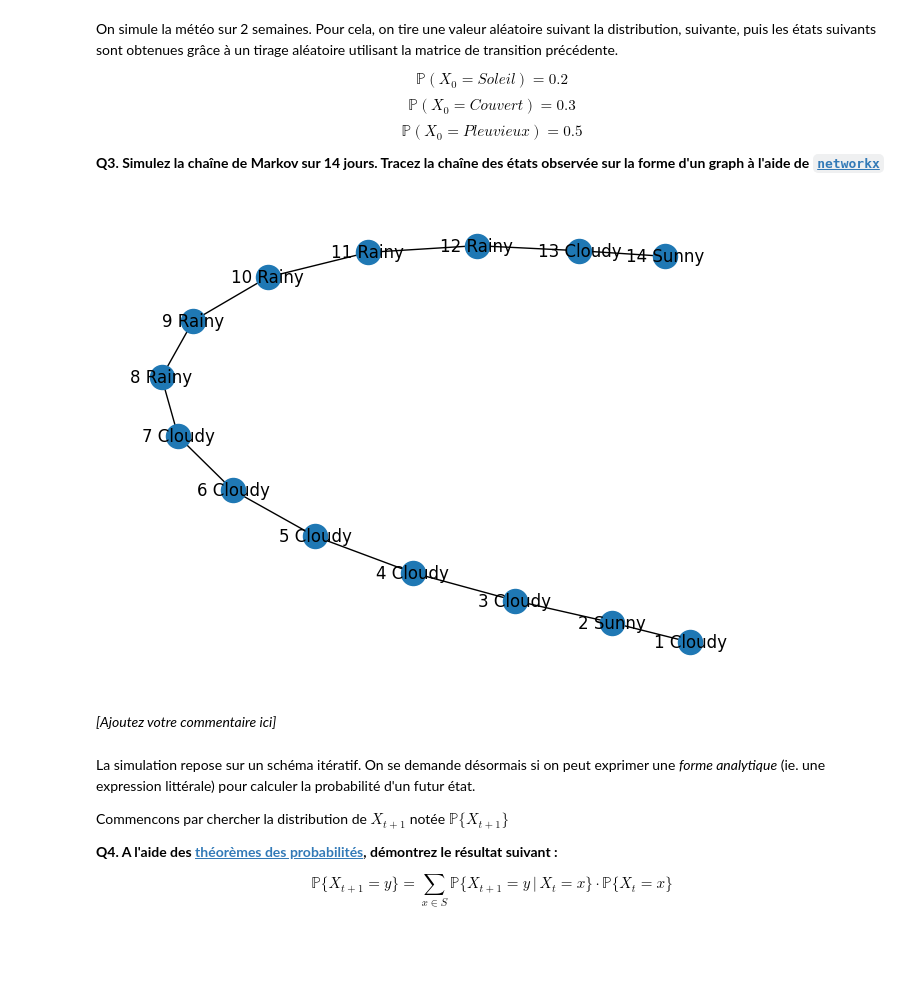
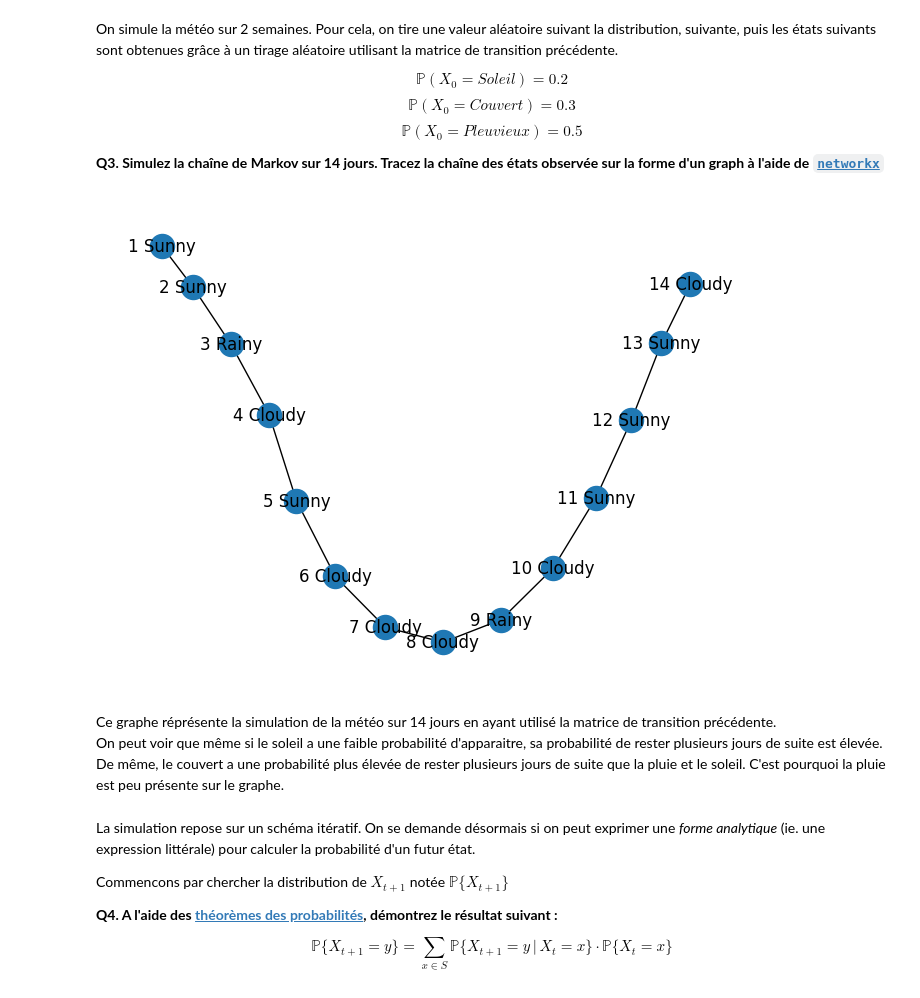
Before and after one commit to SCIA-Premium/RELE, a Jupyter notebook: tp2/TP2 Dynamic Programming.ipynb, the cells around one changed output. Drawn from its saved outputs; the diff is of its cells as text; code cells hidden in the pictures; blank space fills up the shorter version.

```diff
--- a/tp2/TP2 Dynamic Programming.ipynb
+++ b/tp2/TP2 Dynamic Programming.ipynb
@@ -92,41 +96,42 @@ $$\mathbb{P}(X_0 = Pleuvieux) = 0.5$$
 import random
 import numpy as np
 
 weather = ["Sunny", "Cloudy", "Rainy"]
 probas = [ 0.2, 0.3, 0.5 ]
 
-
 choice = random.choice(probas)
 index = probas.index(choice)
-state = [ 0. if i != index else 1. for i in range(3)]
+state = [ 0. if i != index else 1. for i in range(len(weather))]
 
 node_label = "1 " + weather[index]
-G.add_node(node_label)
 
 G = nx.Graph()
+G.add_node(node_label)
 prev_node_label = node_label
-for i in range(1, 14):
+for i in range(2, 15):
     # Computes the dot with the transition matrix
     probas = np.dot(state, P)
     choice = random.choice(probas)
 
     # Get the proba for the i day
     index = np.where(probas == choice)[0][0]
 
     # add the node to the graph
-    node_label = str(i + 1) + " " + weather[index]
+    node_label = str(i) + " " + weather[index]
     G.add_node(node_label)
     G.add_edge(prev_node_label, node_label)
 
     # save the node_label (for edges) and the state
     prev_node_label = node_label
     state = [ 0. if i != index else 1. for i in range(3)]
 
 nx.draw(G, with_labels=True)
 # %% [output]
-[figure, old version]
+[figure, new version]
-# %% [markdown]
-*[Ajoutez votre commentaire ici]*
+# %% [markdown]
+Ce graphe réprésente la simulation de la météo sur 14 jours en ayant utilisé la matrice de transition précédente.
+On peut voir que même si le soleil a une faible probabilité d'apparaitre, sa probabilité de rester plusieurs jours de suite est élevée.
+De même, le couvert a une probabilité plus élevée de rester plusieurs jours de suite que la pluie et le soleil. C'est pourquoi la pluie est peu présente sur le graphe.
 # %% [markdown]
 La simulation repose sur un schéma itératif. On se demande désormais si on peut exprimer une *forme analytique* (ie. une expression littérale) pour calculer la probabilité d'un futur état.
 
```
Also changed, not shown: parts of 7 cells of this notebook.
